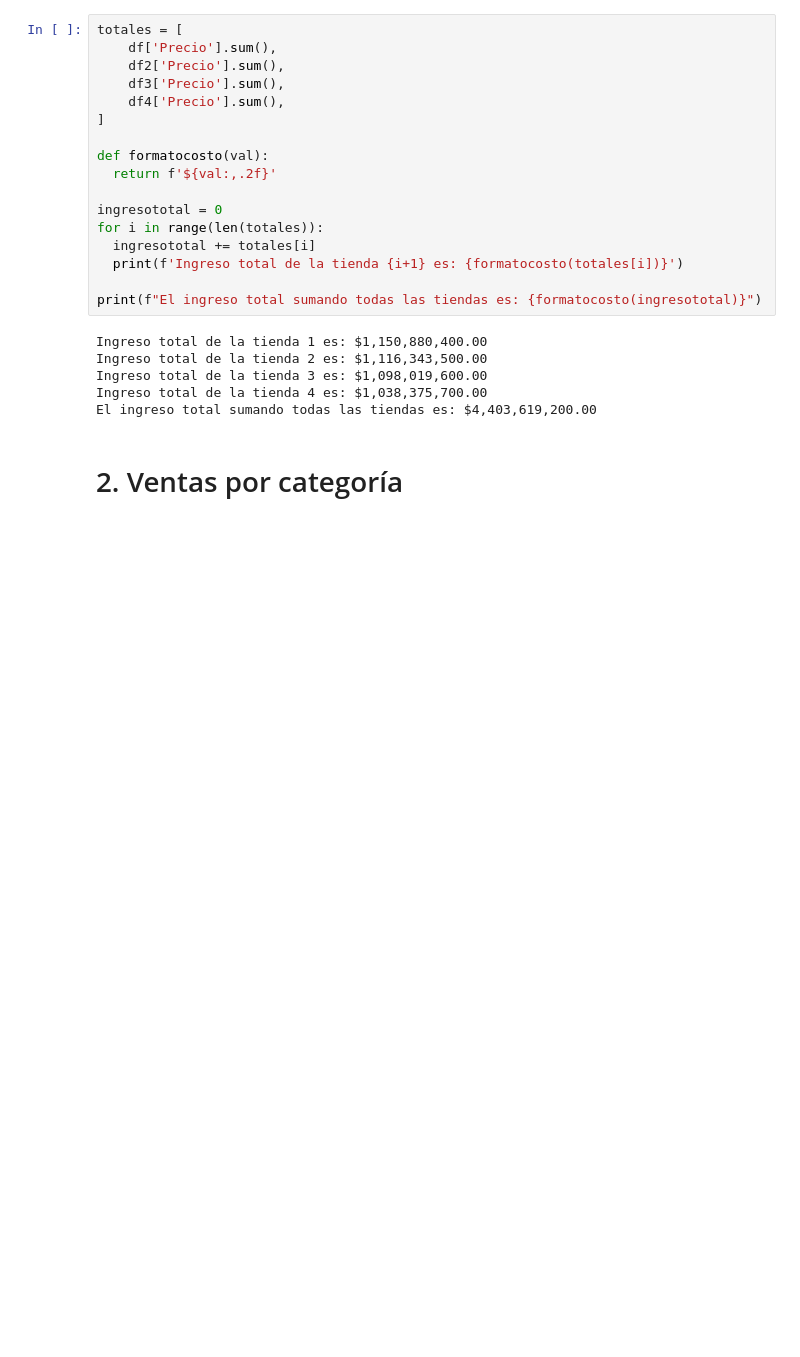
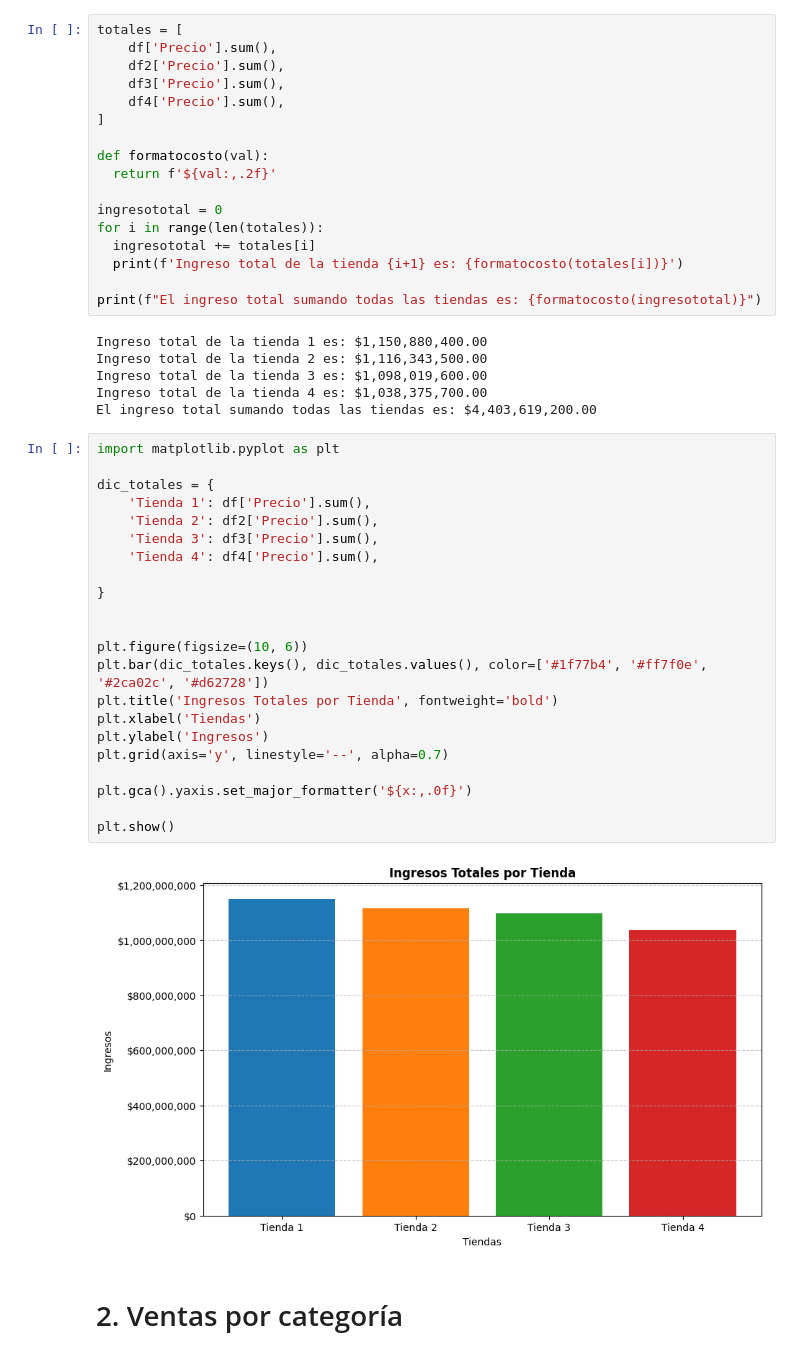
Before and after one commit to sergio-canul/AluraDSChallenge, a Jupyter notebook: AluraStoreLatam.ipynb, the cells around one changed output. Cells and saved outputs as stored; diff of their text form; blank space fills up the shorter version.

Commit message:
Realizando las visualizaciones con graficas

```diff
--- a/AluraStoreLatam.ipynb
+++ b/AluraStoreLatam.ipynb
@@ -96,6 +96,30 @@ Ingreso total de la tienda 2 es: $1,116,343,500.00
 Ingreso total de la tienda 3 es: $1,098,019,600.00
 Ingreso total de la tienda 4 es: $1,038,375,700.00
 El ingreso total sumando todas las tiendas es: $4,403,619,200.00
+# %%
+import matplotlib.pyplot as plt
+
+dic_totales = {
+    'Tienda 1': df['Precio'].sum(),
+    'Tienda 2': df2['Precio'].sum(),
+    'Tienda 3': df3['Precio'].sum(),
+    'Tienda 4': df4['Precio'].sum(),
+
+}
+
+
+plt.figure(figsize=(10, 6))
+plt.bar(dic_totales.keys(), dic_totales.values(), color=['#1f77b4', '#ff7f0e', '#2ca02c', '#d62728'])
+plt.title('Ingresos Totales por Tienda', fontweight='bold')
+plt.xlabel('Tiendas')
+plt.ylabel('Ingresos')
+plt.grid(axis='y', linestyle='--', alpha=0.7)
+
+plt.gca().yaxis.set_major_formatter('${x:,.0f}')
+
+plt.show()
+# %% [output]
+[figure, added]
 # %% [markdown]
 # 2. Ventas por categoría
 # %% [markdown]
```
Also changed, not shown: parts of 5 cells of this notebook.
